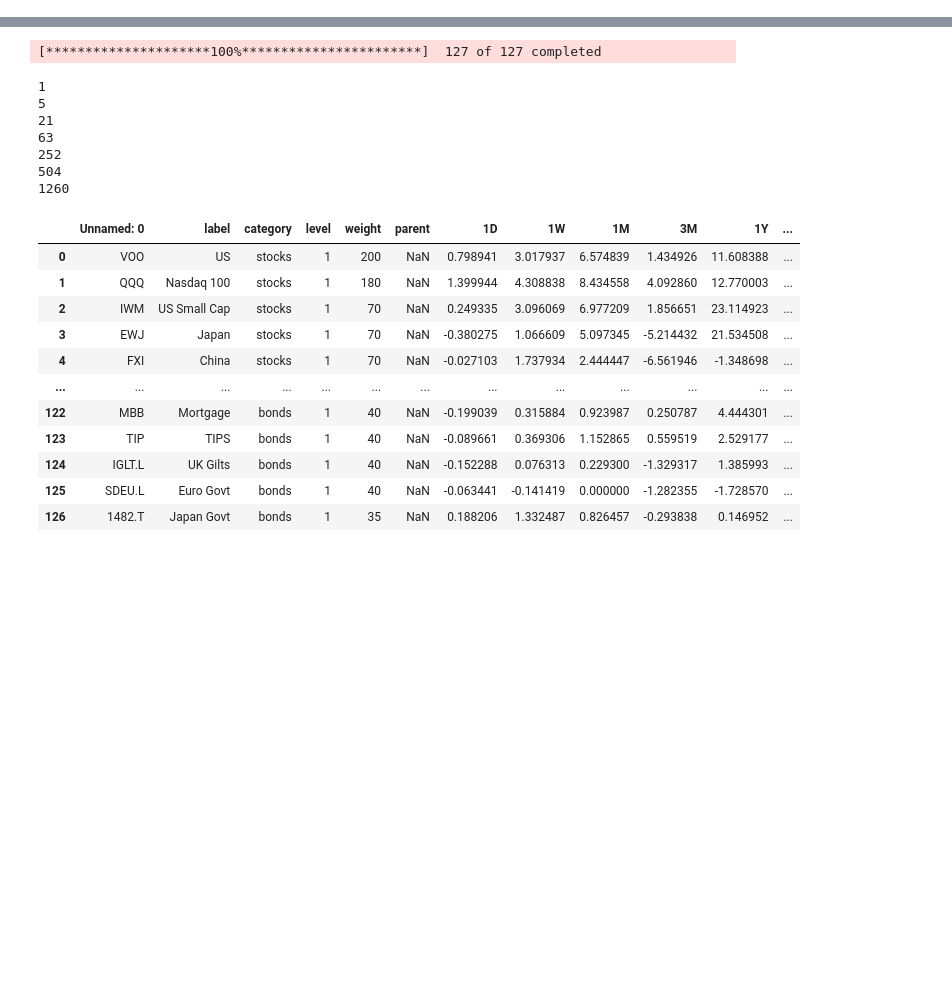
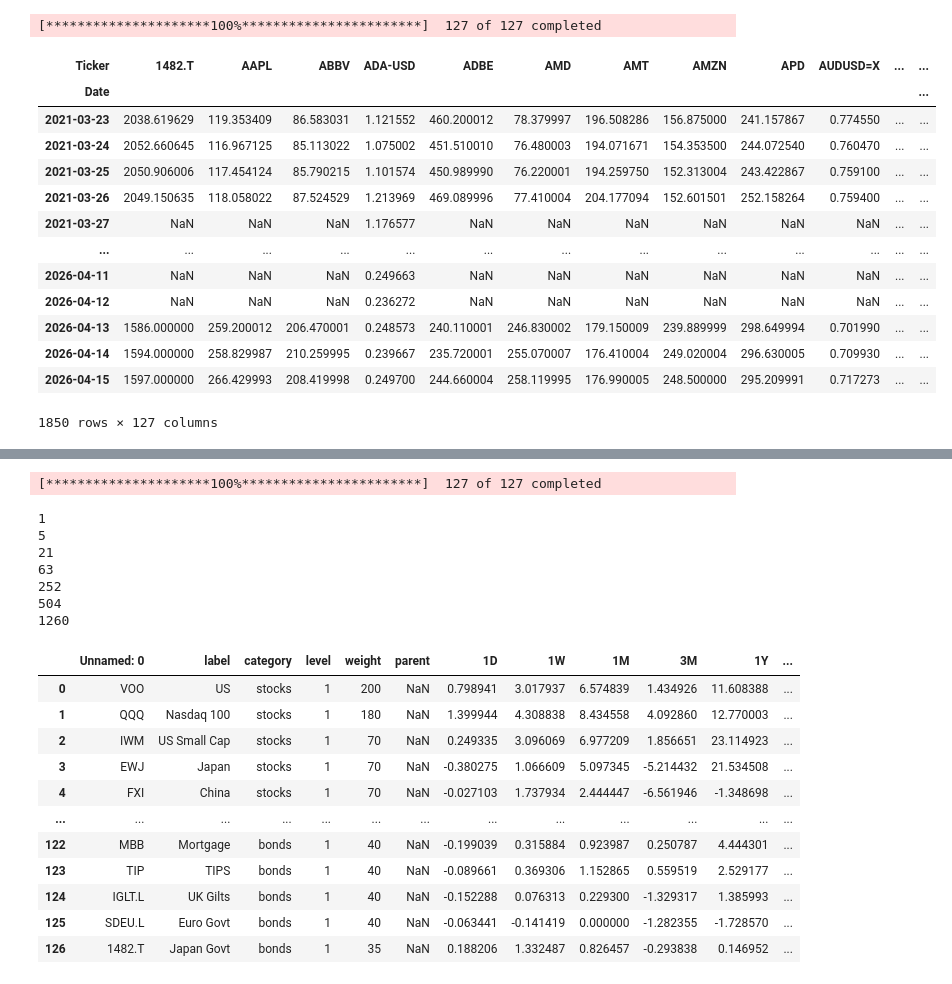
Before and after one commit to Hamza-joosub/SignumV2, a Jupyter notebook: api/routes/temp.ipynb, the cells around one changed output, grey strips where cells are left out. Drawn from its saved outputs; the diff is of its cells as text; code cells hidden in the pictures; blank space fills up the shorter version.

```diff
--- a/api/routes/temp.ipynb
+++ b/api/routes/temp.ipynb
@@ -246,0 +226,24 @@ def download_and_save_csv():
+# %%
+current_date = dt.datetime.now().date()
+
+date_5_years_ago = current_date- timedelta(days=1850)
+df = yf.download(list(TICKER_DICTIONARY.keys()),start =date_5_years_ago )['Close']
+
+
+df
+# %% [output]
+[*********************100%***********************]  127 of 127 completed
+| Ticker | 1482.T | AAPL | ABBV | ADA-USD | ADBE | AMD | AMT | AMZN | APD | AUDUSD=X | ... | ... |
+| Date |  |  |  |  |  |  |  |  |  |  |  | ... |
+| 2021-03-23 | 2038.619629 | 119.353409 | 86.583031 | 1.121552 | 460.200012 | 78.379997 | 196.508286 | 156.875000 | 241.157867 | 0.774550 | ... | ... |
+| 2021-03-24 | 2052.660645 | 116.967125 | 85.113022 | 1.075002 | 451.510010 | 76.480003 | 194.071671 | 154.353500 | 244.072540 | 0.760470 | ... | ... |
+| 2021-03-25 | 2050.906006 | 117.454124 | 85.790215 | 1.101574 | 450.989990 | 76.220001 | 194.259750 | 152.313004 | 243.422867 | 0.759100 | ... | ... |
+| 2021-03-26 | 2049.150635 | 118.058022 | 87.524529 | 1.213969 | 469.089996 | 77.410004 | 204.177094 | 152.601501 | 252.158264 | 0.759400 | ... | ... |
+| 2021-03-27 | NaN | NaN | NaN | 1.176577 | NaN | NaN | NaN | NaN | NaN | NaN | ... | ... |
+| ... | ... | ... | ... | ... | ... | ... | ... | ... | ... | ... | ... | ... |
+| 2026-04-11 | NaN | NaN | NaN | 0.249663 | NaN | NaN | NaN | NaN | NaN | NaN | ... | ... |
+| 2026-04-12 | NaN | NaN | NaN | 0.236272 | NaN | NaN | NaN | NaN | NaN | NaN | ... | ... |
+| 2026-04-13 | 1586.000000 | 259.200012 | 206.470001 | 0.248573 | 240.110001 | 246.830002 | 179.150009 | 239.889999 | 298.649994 | 0.701990 | ... | ... |
+| 2026-04-14 | 1594.000000 | 258.829987 | 210.259995 | 0.239667 | 235.720001 | 255.070007 | 176.410004 | 249.020004 | 296.630005 | 0.709930 | ... | ... |
+| 2026-04-15 | 1597.000000 | 266.429993 | 208.419998 | 0.249700 | 244.660004 | 258.119995 | 176.990005 | 248.500000 | 295.209991 | 0.717273 | ... | ... |
+1850 rows × 127 columns
```
Also changed, not shown: parts of 3 cells of this notebook, 1 other file.
